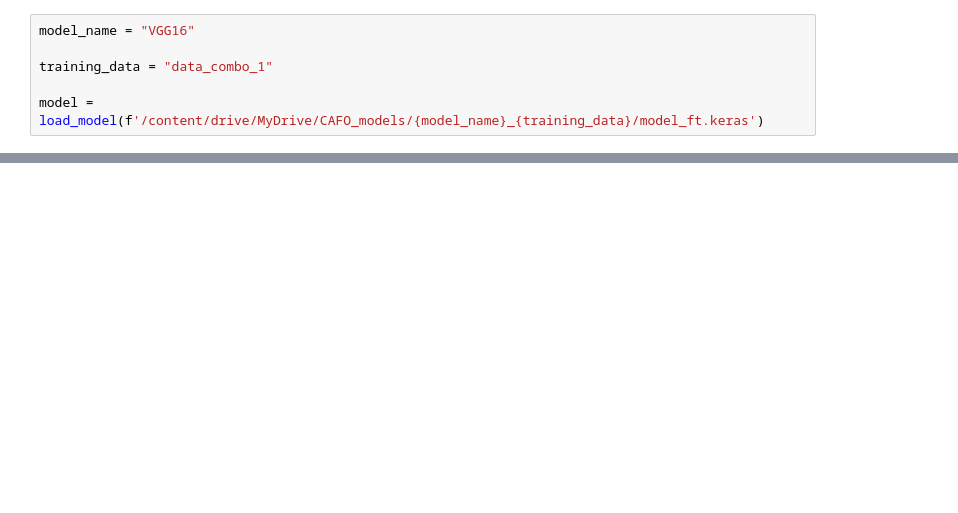
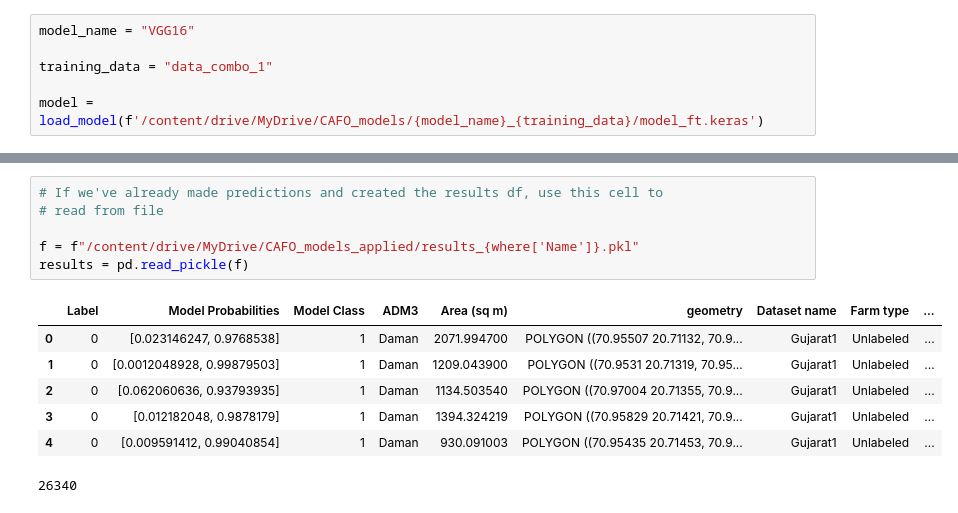
Before and after one commit to rachelemason/CAFO-AI, a Jupyter notebook: 12_applyModel.ipynb, the cells around one changed output, grey strips where cells are left out. Saved outputs shown, nothing was run; the diff lists cells and outputs as text; blank space fills up the shorter version.

```diff
--- a/12_applyModel.ipynb
+++ b/12_applyModel.ipynb
@@ -52,3 +110,17 @@ AttributeError: 'DataFrame' object has no attribute 'crs'
+# %%
+# If we've already made predictions and created the results df, use this cell to
+# read from file
+
+f = f"/content/drive/MyDrive/CAFO_models_applied/results_{where['Name']}.pkl"
+results = pd.read_pickle(f)
+# %% [output]
+|  | Label | Model Probabilities | Model Class | ADM3 | Area (sq m) | geometry | Dataset name | Farm type | ... |
+| 0 | 0 | [0.023146247, 0.9768538] | 1 | Daman | 2071.994700 | POLYGON ((70.95507 20.71132, 70.9... | Gujarat1 | Unlabeled | ... |
+| 1 | 0 | [0.0012048928, 0.99879503] | 1 | Daman | 1209.043900 | POLYGON ((70.9531 20.71319, 70.95... | Gujarat1 | Unlabeled | ... |
+| 2 | 0 | [0.062060636, 0.93793935] | 1 | Daman | 1134.503540 | POLYGON ((70.97004 20.71355, 70.9... | Gujarat1 | Unlabeled | ... |
+| 3 | 0 | [0.012182048, 0.9878179] | 1 | Daman | 1394.324219 | POLYGON ((70.95829 20.71421, 70.9... | Gujarat1 | Unlabeled | ... |
+| 4 | 0 | [0.009591412, 0.99040854] | 1 | Daman | 930.091003 | POLYGON ((70.95435 20.71453, 70.9... | Gujarat1 | Unlabeled | ... |
+26340
 # %%
 X = []
 labels = []
```
Also changed, not shown: parts of 13 cells of this notebook, 1 other file.
